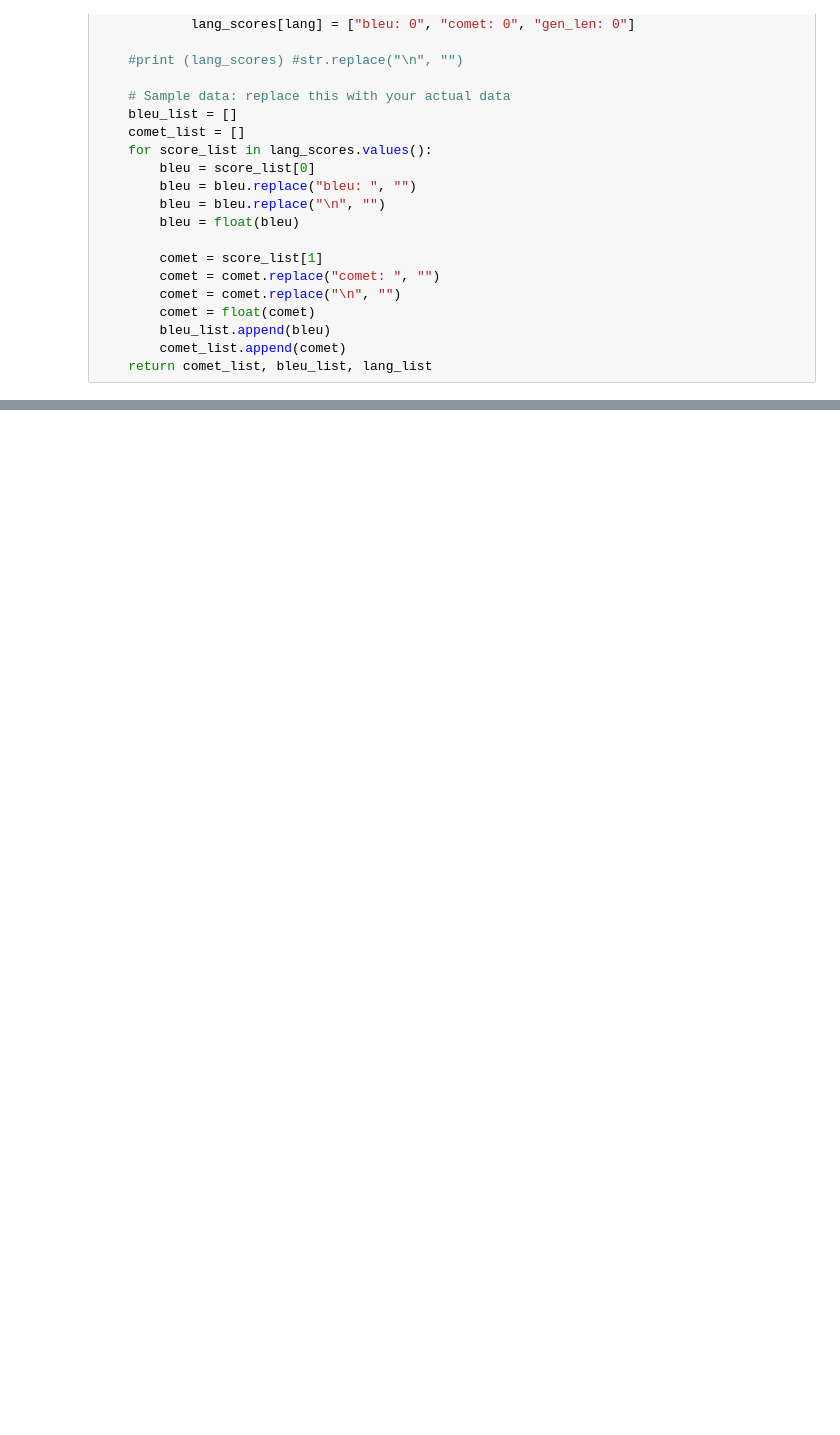
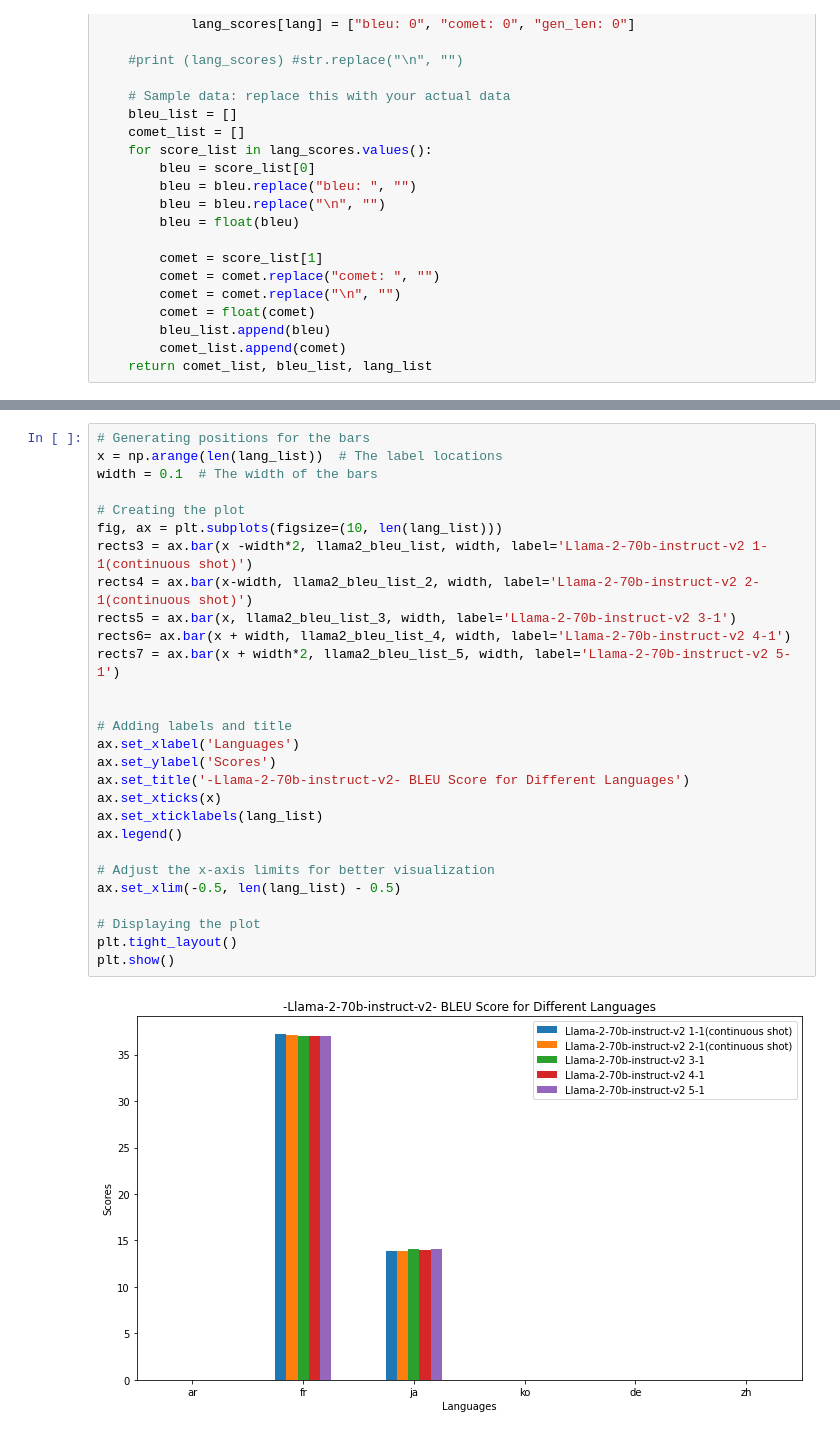
Before and after one commit to su0315/LLM_Contextual_Prompt_MT, a Jupyter notebook: notebook/result_visualization/context_size_comparison.ipynb, the cells around one changed output, grey strips where cells are left out. Saved outputs shown, nothing was run; the diff lists cells and outputs as text; blank space fills up the shorter version.

```diff
--- a/notebook/result_visualization/context_size_comparison.ipynb
+++ b/notebook/result_visualization/context_size_comparison.ipynb
@@ -214,0 +232,30 @@ plt.show()
+# %%
+# Generating positions for the bars
+x = np.arange(len(lang_list))  # The label locations
+width = 0.1  # The width of the bars
+
+# Creating the plot
+fig, ax = plt.subplots(figsize=(10, len(lang_list)))
+rects3 = ax.bar(x -width*2, llama2_bleu_list, width, label='Llama-2-70b-instruct-v2 1-1(continuous shot)')
+rects4 = ax.bar(x-width, llama2_bleu_list_2, width, label='Llama-2-70b-instruct-v2 2-1(continuous shot)')
+rects5 = ax.bar(x, llama2_bleu_list_3, width, label='Llama-2-70b-instruct-v2 3-1')
+rects6= ax.bar(x + width, llama2_bleu_list_4, width, label='Llama-2-70b-instruct-v2 4-1')
+rects7 = ax.bar(x + width*2, llama2_bleu_list_5, width, label='Llama-2-70b-instruct-v2 5-1')
+
+
+# Adding labels and title
+ax.set_xlabel('Languages')
+ax.set_ylabel('Scores')
+ax.set_title('-Llama-2-70b-instruct-v2- BLEU Score for Different Languages')
+ax.set_xticks(x)
+ax.set_xticklabels(lang_list)
+ax.legend()
+
+# Adjust the x-axis limits for better visualization
+ax.set_xlim(-0.5, len(lang_list) - 0.5)
+
+# Displaying the plot
+plt.tight_layout()
+plt.show()
+# %% [output]
+[figure, added]
```
Also changed, not shown: parts of 7 cells of this notebook, 54 other files.
